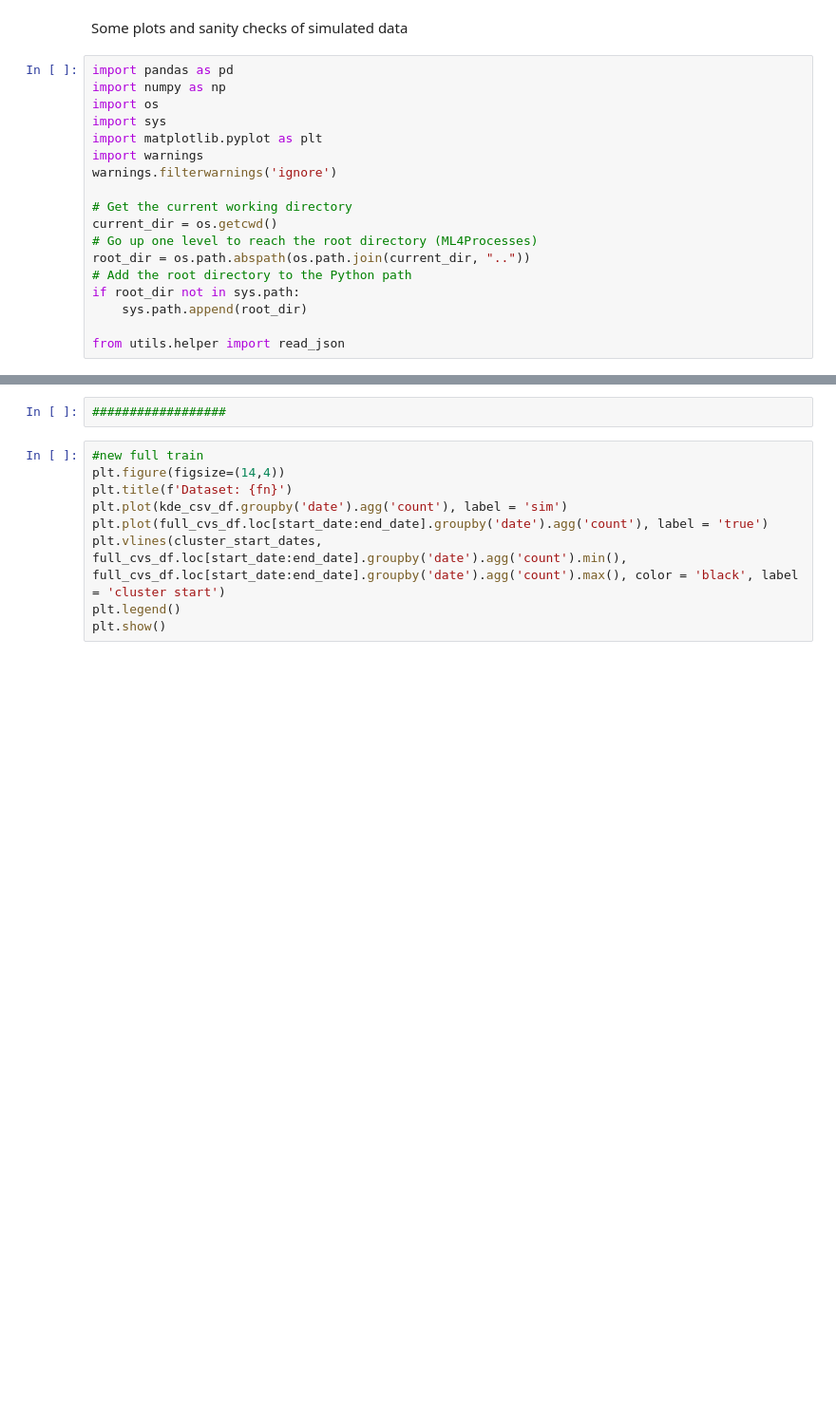
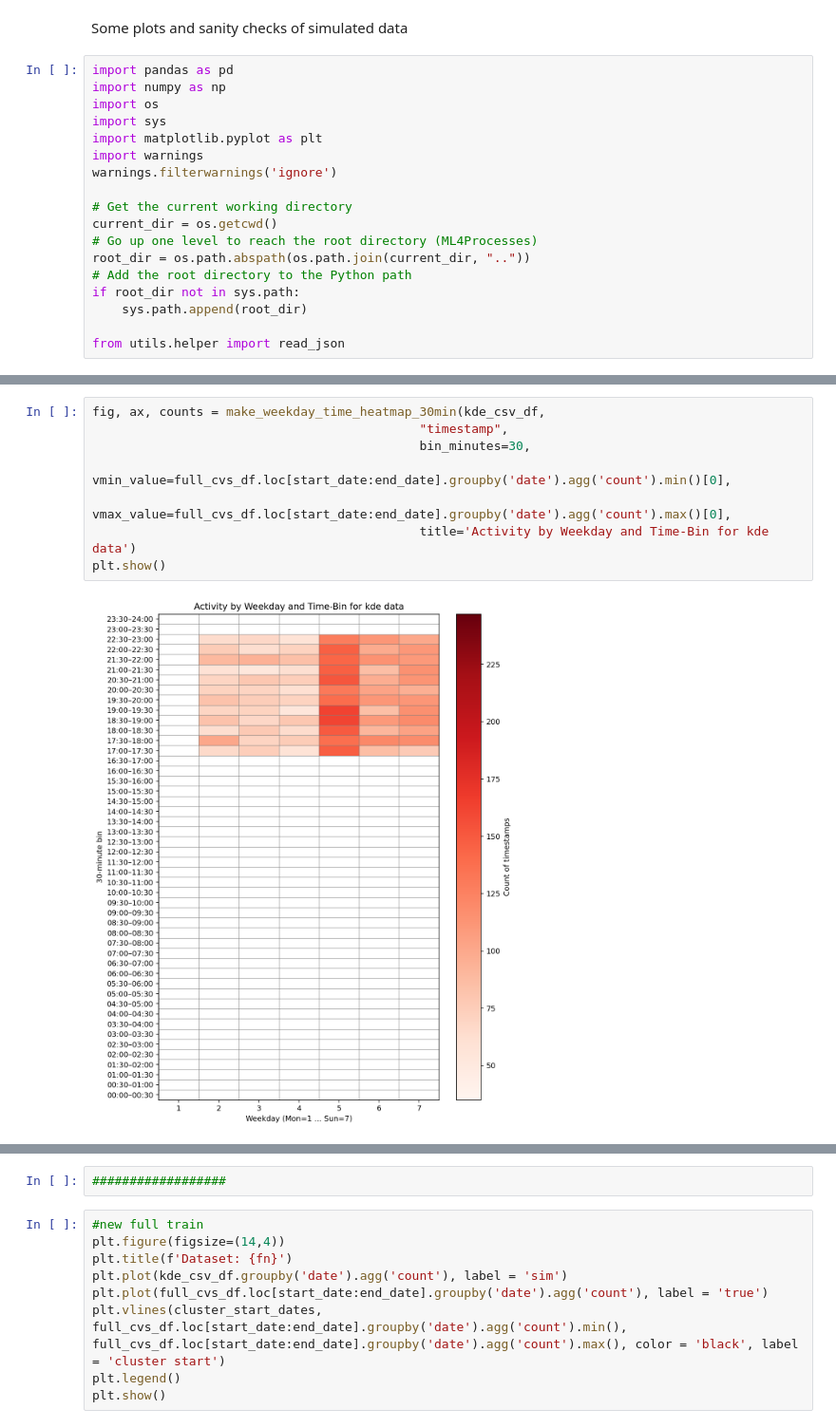
Before and after one commit to chuvii05/xAT-KDE-Open-Source, a Jupyter notebook: diagnostics/investigations.ipynb, the cells around one changed output, grey strips where cells are left out. Shown at 95% size. Cells and saved outputs as stored; diff of their text form; blank space fills up the shorter version.

```diff
--- a/diagnostics/investigations.ipynb
+++ b/diagnostics/investigations.ipynb
@@ -195,3 +302,13 @@ plt.show()
+# %%
+fig, ax, counts = make_weekday_time_heatmap_30min(kde_csv_df,
+                                            "timestamp",
+                                            bin_minutes=30,
+                                            vmin_value=full_cvs_df.loc[start_date:end_date].groupby('date').agg('count').min()[0],
+                                            vmax_value=full_cvs_df.loc[start_date:end_date].groupby('date').agg('count').max()[0],
+                                            title='Activity by Weekday and Time-Bin for kde data')
+plt.show()
+# %% [output]
+[figure, added]
 # %%
 plt.figure(figsize=(14,4))
 plt.title(f'Dataset: {fn}')
```
Also changed, not shown: parts of 8 cells of this notebook, 4 other files.
